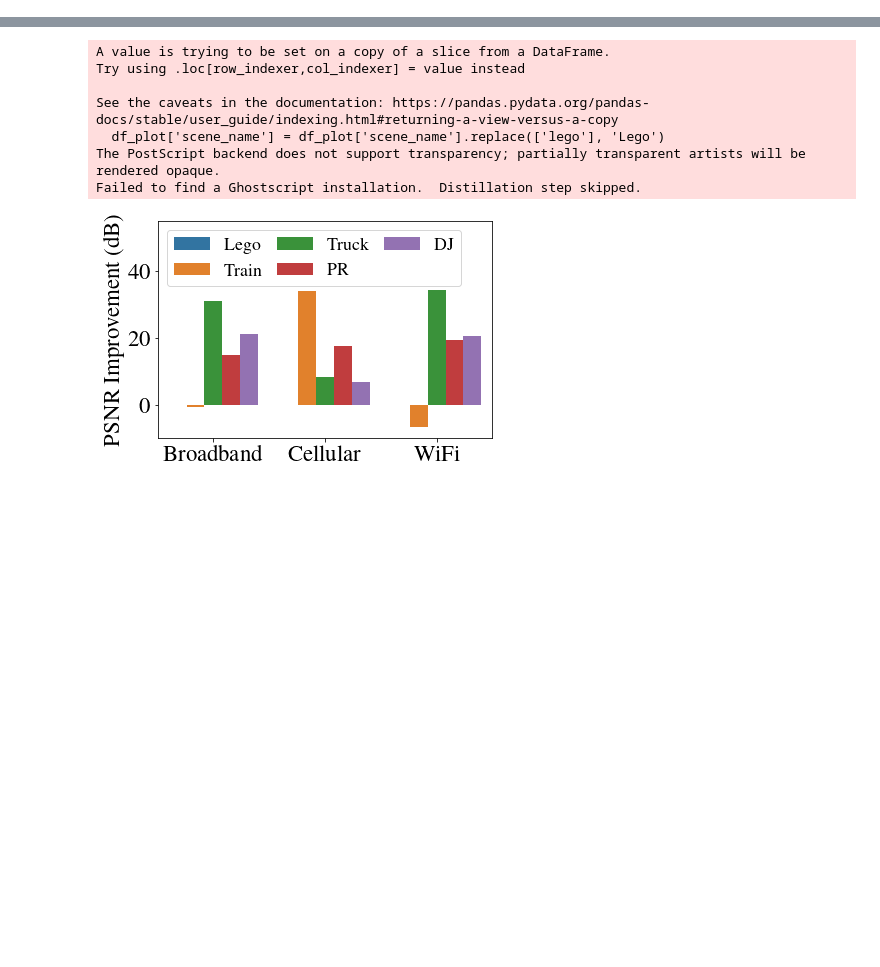
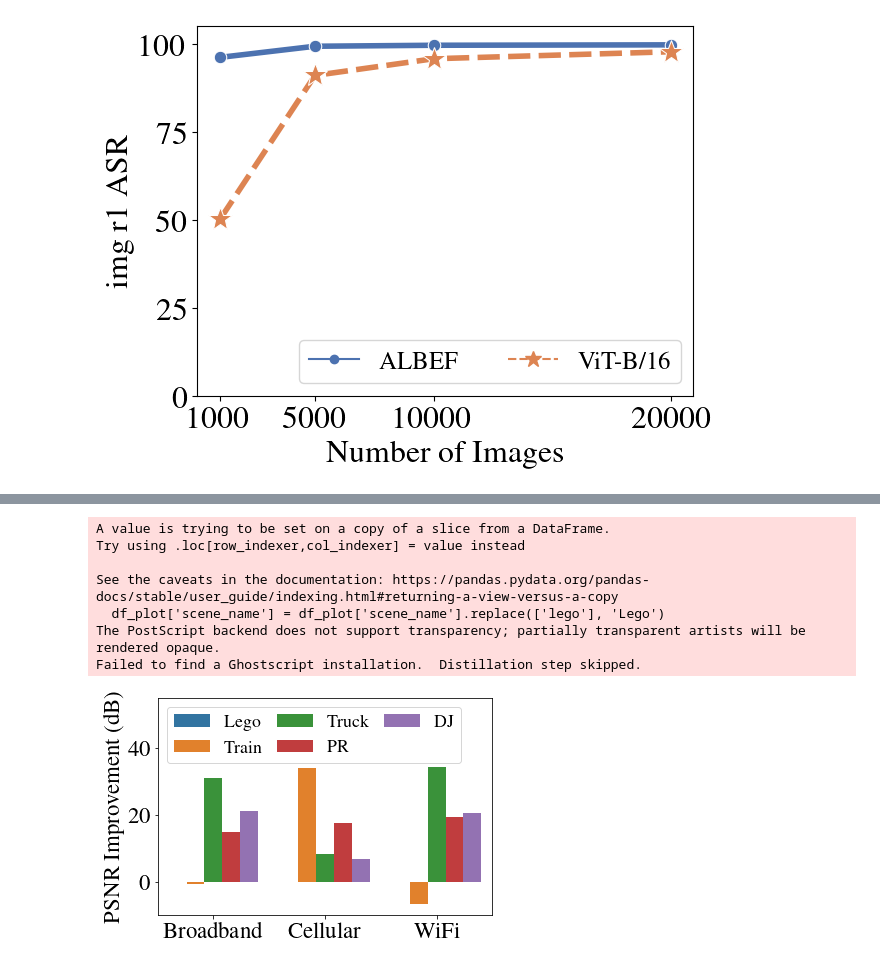
Before and after one commit to SYJINTW/ImmerEdge25-plotting, a Jupyter notebook: plotTemplate.ipynb, the cells around one changed output, grey strips where cells are left out. Saved outputs shown, nothing was run; the diff lists cells and outputs as text; code cells hidden in the pictures; blank space fills up the shorter version.

```diff
--- a/plotTemplate.ipynb
+++ b/plotTemplate.ipynb
@@ -186,0 +335,90 @@ Failed to find a Ghostscript installation.  Distillation step skipped.
+# %%
+def txt2img_ASR():
+    roundNum = 0
+
+    saveDir = Path(".")/"figs"/f"round{roundNum}"
+    saveDir.mkdir(parents=True, exist_ok=True)
+
+    # filePath = Path(".")/"csv_all"/"albef2tcl_all.csv"
+    filePath = Path(".")/"csv_all"/"albef2clip-vit_all.csv"
+    df = pd.read_csv(filePath)
+
+    # Step 1: change to plotting format and filter
+    df_plot = df
+
+    # df_plot['encode_size'] = df_plot['encode_size'] * 8 / df_plot['numOf3DGS']
+    # df_plot['alg'] = df_plot['alg'].replace(['draco'], 'DRACO')
+
+    # df_plot['scene_name'] = df_plot['scene_name'].replace(['drjohnson'], 'DJ')
+    # df_plot['scene_name'] = df_plot['scene_name'].replace(['playroom'], 'PR')
+    # df_plot['scene_name'] = df_plot['scene_name'].replace(['train'], 'Train')
+    # df_plot['scene_name'] = df_plot['scene_name'].replace(['truck'], 'Truck')
+
+    # Step 2: plot
+    # txt_r1_ASR
+    ax = sns.lineplot(x='num_of_img', y='img_r1_ASR',
+                    hue= "model",
+                    style="model",
+                    data=df_plot,
+                    errorbar=('ci', 95), err_style="bars",
+                    palette = 'deep',
+                    markers=[".","*","^","D"],
+                    markersize=18,
+                    lw=4
+                    )
+
+    ax.set(xlabel='Number of Images', ylabel='img r1 ASR')
+    ax.set(ylim = (0, 105))
+    ax.set_xticks([1000, 5000, 10000, 20000])
+    plt.legend(title='', loc='lower right', fontsize="18", ncol=2, markerscale=2)
+    # plt.savefig(f'{saveDir}/compression_size_scene.png', dpi=300, bbox_inches='tight')
+    # plt.savefig(f'{saveDir}/compression_size_scene.eps', dpi=300, bbox_inches='tight')
+    plt.show()
+
+    # txt_r5_ASR
+    ax = sns.lineplot(x='num_of_img', y='img_r5_ASR',
+                    hue= "model",
+                    style="model",
+                    data=df_plot,
+                    errorbar=('ci', 95), err_style="bars",
+                    palette = 'deep',
+                    markers=[".","*","^","D"],
+                    markersize=18,
+                    lw=4
+                    )
+
+    ax.set(xlabel='Number of Images', ylabel='img r5 ASR')
+    ax.set(ylim = (0, 105))
+    ax.set_xticks([1000, 5000, 10000, 20000])
+    plt.legend(title='', loc='lower right', fontsize="18", ncol=2, markerscale=2)
+    # plt.savefig(f'{saveDir}/compression_size_scene.png', dpi=300, bbox_inches='tight')
+    # plt.savefig(f'{saveDir}/compression_size_scene.eps', dpi=300, bbox_inches='tight')
+    plt.show()
+
+    # txt_r10_ASR
+    ax = sns.lineplot(x='num_of_img', y='img_r10_ASR',
+                    hue= "model",
+                    style="model",
+                    data=df_plot,
+                    errorbar=('ci', 95), err_style="bars",
+                    palette = 'deep',
+                    markers=[".","*","^","D"],
+                    markersize=18,
+                    lw=4
+                    )
+
+    ax.set(xlabel='Number of Images', ylabel='img r10 ASR')
+    ax.set(ylim = (0, 105))
+    ax.set_xticks([1000, 5000, 10000, 20000])
+    plt.legend(title='', loc='lower right', fontsize="18", ncol=2, markerscale=2)
+    # plt.savefig(f'{saveDir}/compression_size_scene.png', dpi=300, bbox_inches='tight')
+    # plt.savefig(f'{saveDir}/compression_size_scene.eps', dpi=300, bbox_inches='tight')
+    plt.show()
+
+
+    # average_y_per_x = df_plot.groupby(['cl_value', 'scene_name'])['encode_size'].mean().reset_index()
+    # print(average_y_per_x)
+
+txt2img_ASR()
+# %% [output]
+[figure, added]
```
Also changed, not shown: parts of 9 cells of this notebook, 21 other files.
